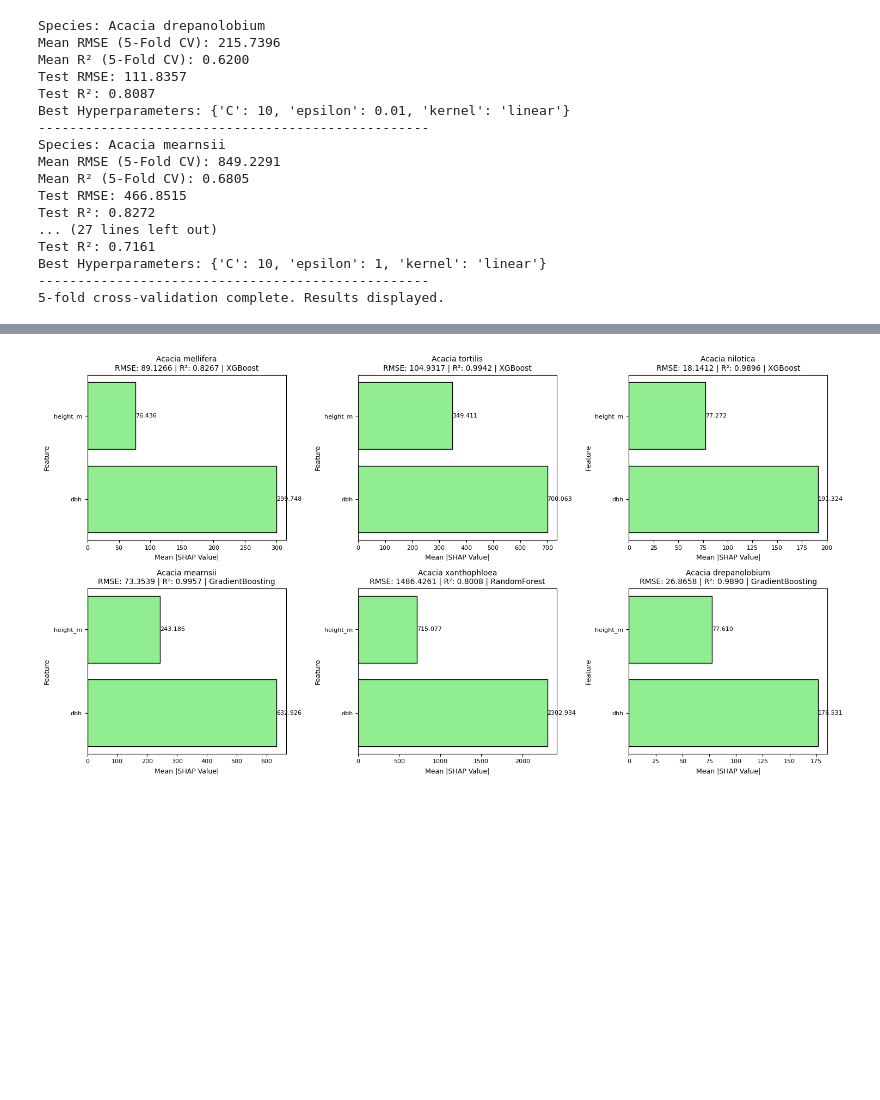
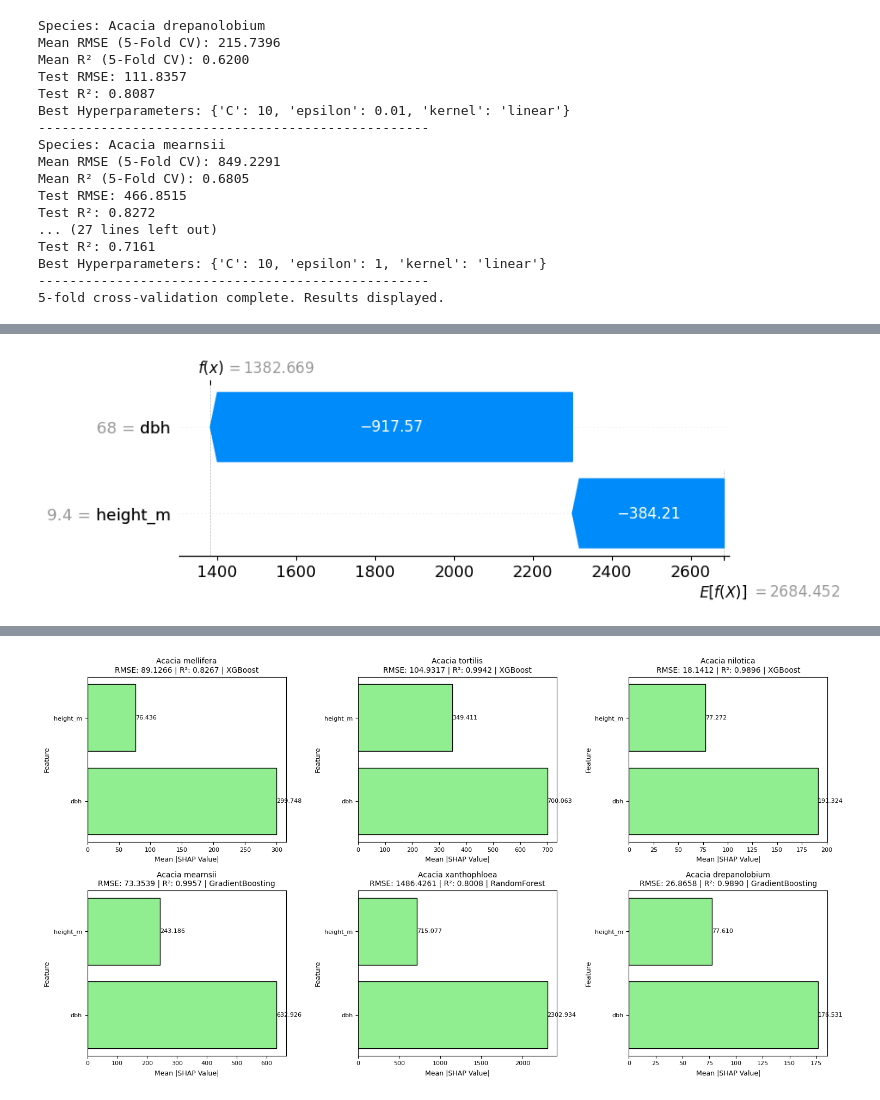
Before and after one commit to irungus/agf_kenya, a Jupyter notebook: agf_kenya_colab_acacia.ipynb, the cells around one changed output, grey strips where cells are left out. Cells and saved outputs as stored; diff of their text form; code cells hidden in the pictures; blank space fills up the shorter version.

```diff
--- a/agf_kenya_colab_acacia.ipynb
+++ b/agf_kenya_colab_acacia.ipynb
@@ -1206,0 +1191,5 @@ Acacia xanthophloea - RMSE: 1486.4261, R²: 0.8008
+# %%
+#waterfall plot for the first observations for each species
+shap.plots.waterfall(shap_values[0])
+# %% [output]
+[figure, added]
```
Also changed, not shown: parts of 10 cells of this notebook.
